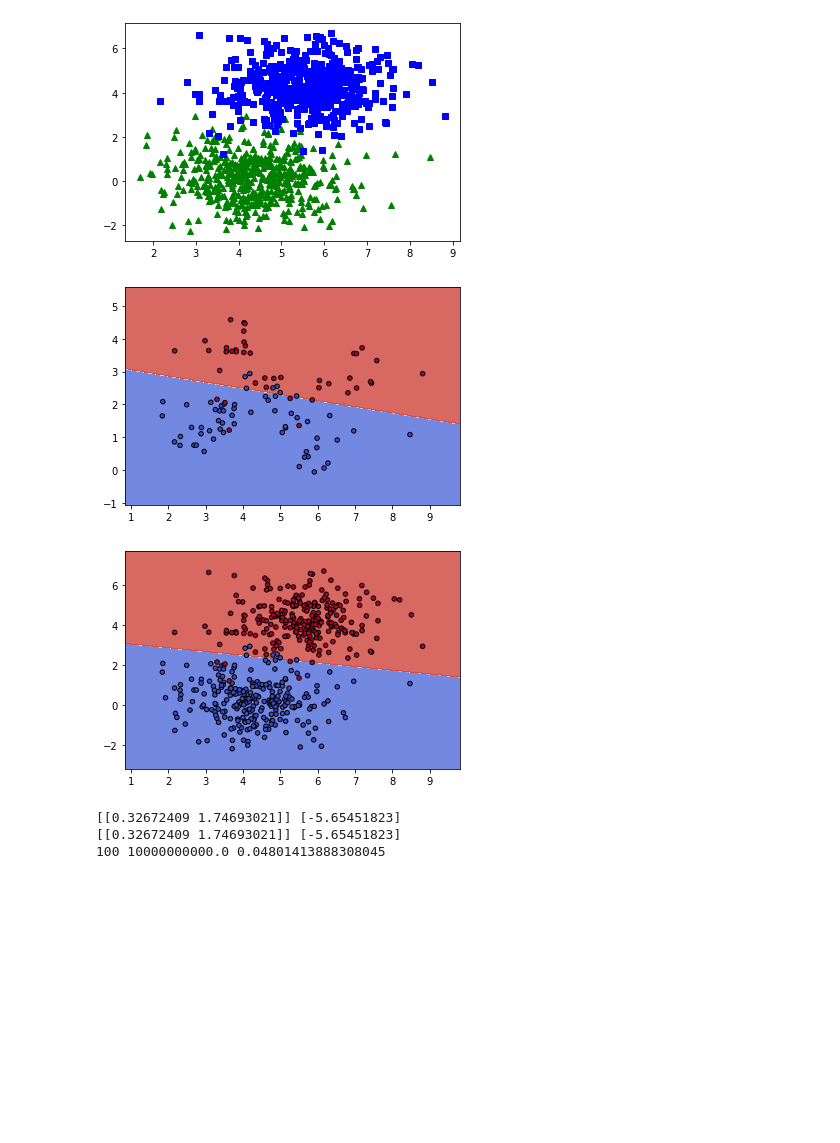
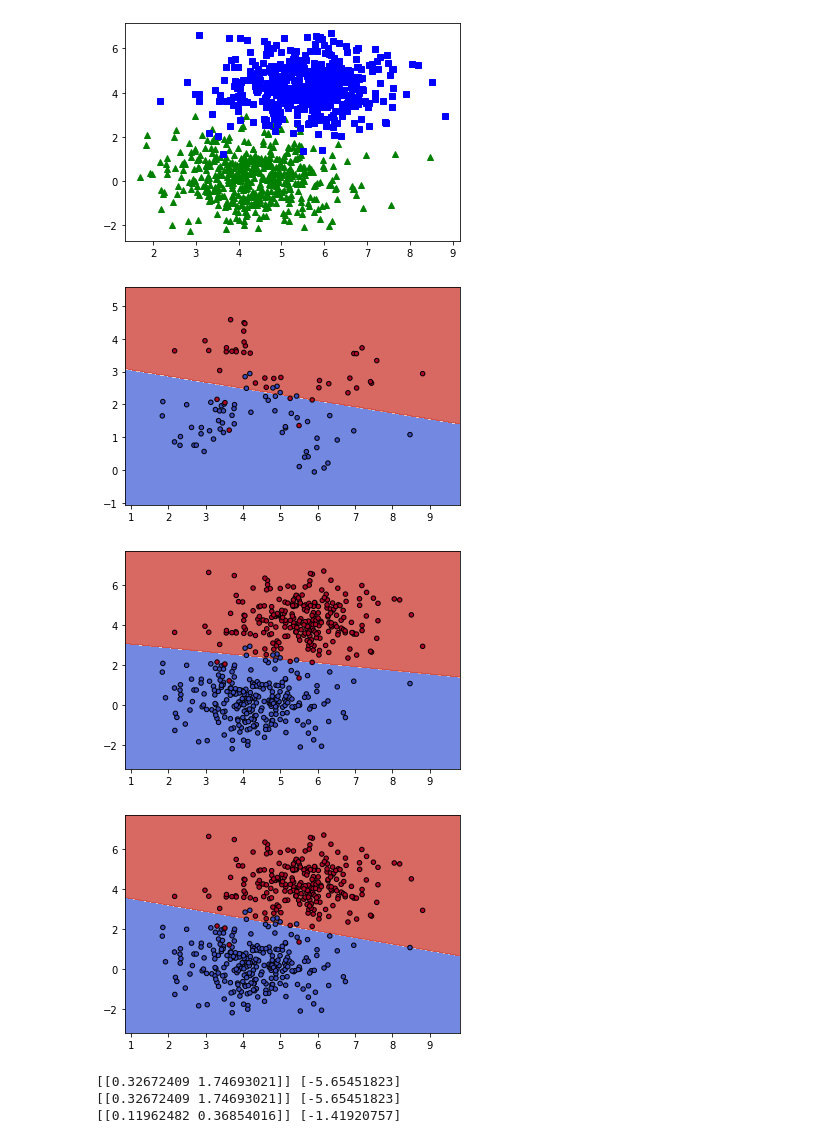
Before and after one commit to jonathanvevance/model_security, a Jupyter notebook: svm_proxy.ipynb, the cells around one changed output. Saved outputs shown, nothing was run; the diff lists cells and outputs as text; code cells hidden in the pictures; blank space fills up the shorter version.

```diff
--- a/svm_proxy.ipynb
+++ b/svm_proxy.ipynb
@@ -31,6 +35,5 @@ def L2_dist(x1, x2):
 # %%
-
-class incremental_svm():
+class online_svm_qp():
 
     def __init__(self, threshold = None):
 
@@ -39,10 +42,8 @@ class incremental_svm():
         self.X_retained = None
         self.y_retained = None
 
-        self.pos_centroid = None
-        self.neg_centroid = None
+        self.support_vec_ids = None
         self.threshold = threshold
-        self.support_vec_ids = None
 
         self.clf = None # for plotting
 
@@ -64,7 +65,6 @@ class incremental_svm():
         self.support_vec_ids = set(self.clf.support_)
         self.update_candidates(X, y)
 
-    ### TODO: IMPLEMENT PARTIAL FIT (OPTIONAL)
 
     def distance_DB(self, x, y):
         """
@@ -84,24 +84,22 @@ class incremental_svm():
         outputs : None
         """
         # centroids
-        pos_X = X[np.where(y == 1)]
-        neg_X = X[np.where(y == 0)]
-        self.pos_centroid = np.mean(pos_X, axis = 0)
-        self.neg_centroid = np.mean(neg_X, axis = 0)
+        pos_centroid = np.mean(X[np.where(y == 1)], axis = 0)
+        neg_centroid = np.mean(X[np.where(y == 0)], axis = 0)
 
         # distance to closest svec
         R_pos = R_neg = 1e10
         for i in self.support_vec_ids:
 
-            pos_dist = L2_dist(self.pos_centroid, X[i])
-            neg_dist = L2_dist(self.neg_centroid, X[i])
+            pos_dist = L2_dist(pos_centroid, X[i])
+            neg_dist = L2_dist(neg_centroid, X[i])
 
             R_pos = min(pos_dist, R_pos)
             R_neg = min(neg_dist, R_neg)
 
         # centoids to hyperplane distances
-        R0_pos = self.distance_DB(self.pos_centroid, 1)
-        R0_neg = self.distance_DB(self.neg_centroid, -1)
+        R0_pos = self.distance_DB(pos_centroid, 1)
+        R0_neg = self.distance_DB(neg_centroid, -1)
 
         # logging min_pairwise_dist (only searching among svecs)
         svec_ids_array = np.array(list(self.support_vec_ids))
@@ -127,9 +125,9 @@ class incremental_svm():
 
             else:
                 if y[i] == 1:
-                    d = L2_dist(X[i], self.pos_centroid)
+                    d = L2_dist(X[i], pos_centroid)
                 else:
-                    d = L2_dist(X[i], self.neg_centroid)
+                    d = L2_dist(X[i], neg_centroid)
 
                 if not isinstance(self.threshold, float):
                     if y[i] == 1:
@@ -213,26 +211,32 @@ X_u2, y_u2 = X[700:, :], y[700:]
 # X_u1, y_u1 = X[(X[:, 0] < 5.5) & (X[:, 0] > 4), :], y[(X[:, 0] < 5.5) & (X[:, 0] > 4)]
 # X_u2, y_u2 = X[X[:, 0] < 4, :], y[X[:, 0] < 4]
 # %%
-proxy = incremental_svm(1)
+proxy = online_svm_qp(1)
 proxy.fit(X_init, y_init)
 
 X_a, y_a = X_init, y_init
 attacker = SVC(kernel = 'linear')
 attacker.fit(X_a, y_a)
 
+ridge = RidgeClassifier(alpha = 1e-6)
+ridge.fit(X_a, y_a)
+
 plot_decision_svm(proxy.X_retained, proxy.y_retained, proxy.clf)
 plot_decision_svm(X_a, y_a, attacker)
+plot_decision_svm(X_a, y_a, ridge)
 # %% [output]
 [figure]
 [figure]
+[figure, added]
 # %%
 print(proxy.weights, proxy.bias)
 print(attacker.coef_, attacker.intercept_)
-print(proxy.X_retained.shape[0], proxy.min_dist_DB, proxy.min_pairwise_dist)
+print(ridge.coef_, ridge.intercept_)
+# print(proxy.X_retained.shape[0], proxy.min_dist_DB, proxy.min_pairwise_dist)
 # %% [output]
 [[0.32672409 1.74693021]] [-5.65451823]
 [[0.32672409 1.74693021]] [-5.65451823]
-100 10000000000.0 0.04801413888308045
+[[0.11962482 0.36854016]] [-1.41920757]
 # %%
 proxy.update(X_u1, y_u1)
 
```
Also changed, not shown: parts of 7 cells of this notebook.
